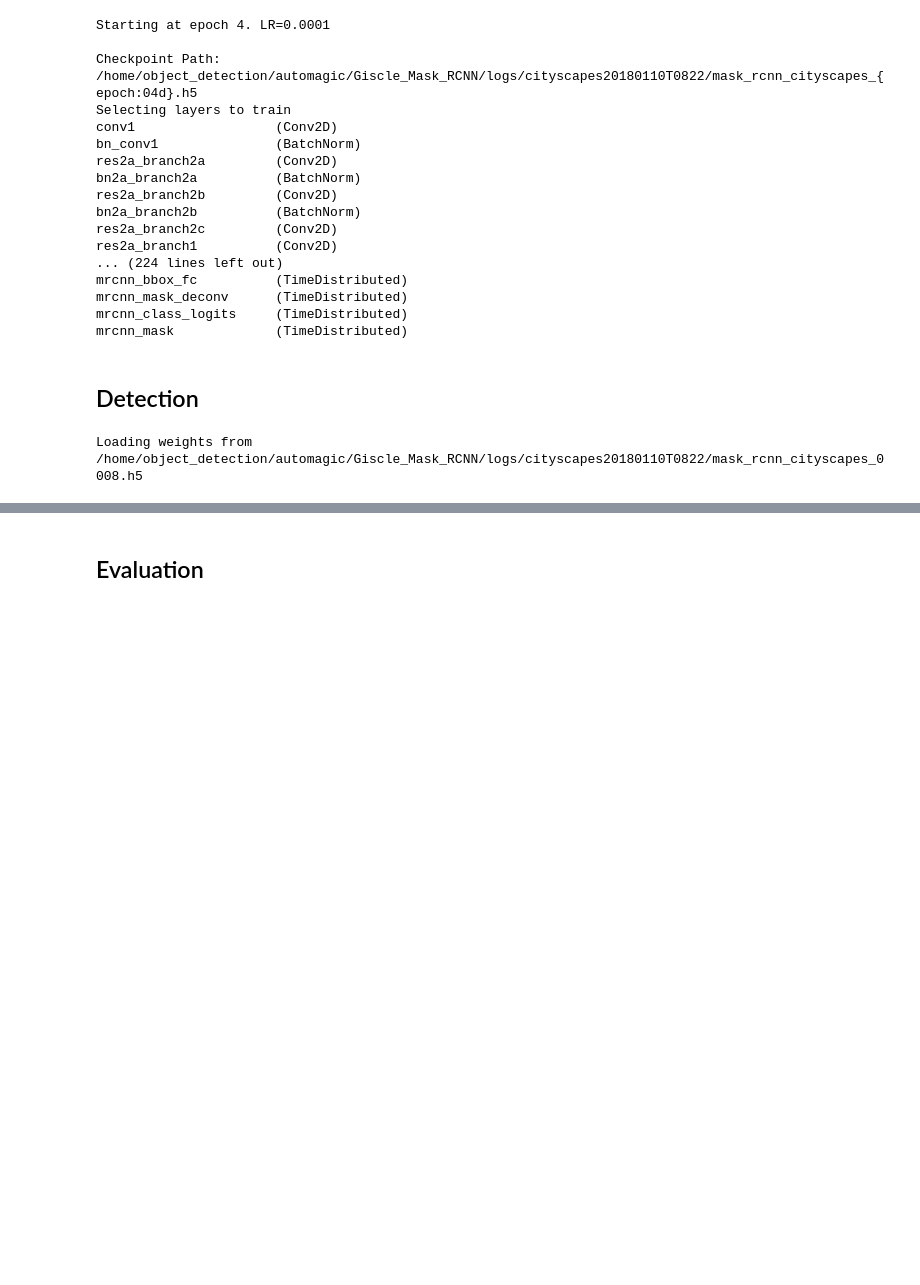
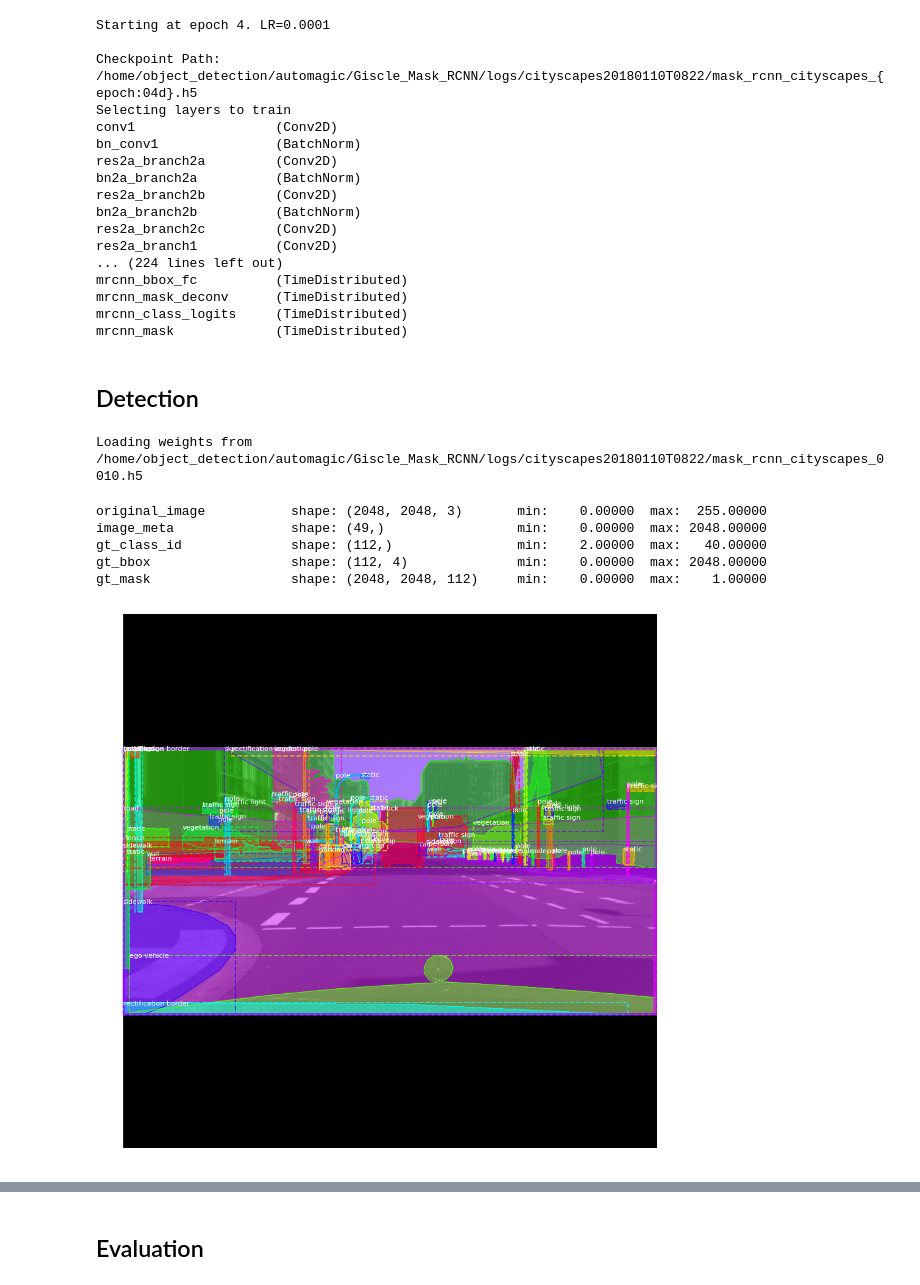
Before and after one commit to Giscle/Giscle_Mask_RCNN, a Jupyter notebook: train_cityscapes.ipynb, the cells around one changed output, grey strips where cells are left out. Drawn from its saved outputs; the diff is of its cells as text; code cells hidden in the pictures; blank space fills up the shorter version.

Commit message:
cityscapes updates

```diff
--- a/train_cityscapes.ipynb
+++ b/train_cityscapes.ipynb
@@ -199,7 +240,7 @@ mrcnn_mask             (TimeDistributed)
 # %%
 class InferenceConfig(CityscapesConfig):
     GPU_COUNT = 1
-    IMAGES_PER_GPU = 1
+    IMAGES_PER_GPU = 2
 
 inference_config = InferenceConfig()
 
@@ -218,20 +259,27 @@ assert model_path != "", "Provide path to trained weights"
 print("Loading weights from ", model_path)
 model.load_weights(model_path, by_name=True)
 # %% [output]
-Loading weights from  /home/object_detection/automagic/Giscle_Mask_RCNN/logs/cityscapes20180110T0822/mask_rcnn_cityscapes_0008.h5
+Loading weights from  /home/object_detection/automagic/Giscle_Mask_RCNN/logs/cityscapes20180110T0822/mask_rcnn_cityscapes_0010.h5
 # %%
 # Test on a random image
-image_id = random.choice(dataset_val.image_ids)
+image_id = random.choice(dataset_val.image_ids,2)
 original_image, image_meta, gt_class_id, gt_bbox, gt_mask =\
     modellib.load_image_gt(dataset_val, inference_config,
-                           image_id, use_mini_mask=False)
+                           image_id[0], use_mini_mask=False)
 
 log("original_image", original_image)
 log("image_meta", image_meta)
 log("gt_class_id", gt_class_id)
 log("gt_bbox", gt_bbox)
 log("gt_mask", gt_mask)
 
 visualize.display_instances(original_image, gt_bbox, gt_mask, gt_class_id,
                             dataset_train.class_names, figsize=(16, 16))
+# %% [output]
+original_image           shape: (2048, 2048, 3)       min:    0.00000  max:  255.00000
+image_meta               shape: (49,)                 min:    0.00000  max: 2048.00000
+gt_class_id              shape: (112,)                min:    2.00000  max:   40.00000
+gt_bbox                  shape: (112, 4)              min:    0.00000  max: 2048.00000
+gt_mask                  shape: (2048, 2048, 112)     min:    0.00000  max:    1.00000
+[figure, added]
 # %%
```
Also changed, not shown: parts of 6 cells of this notebook, 1 other file.
